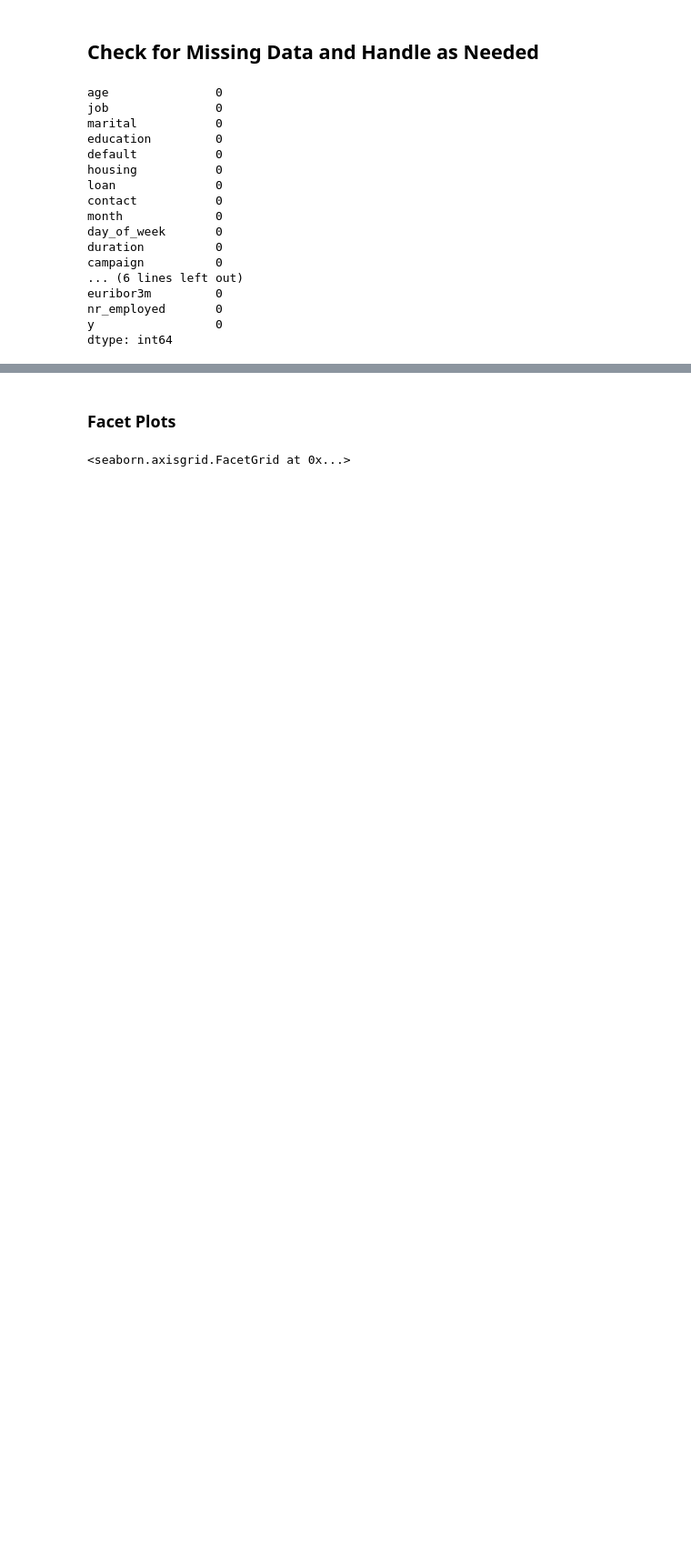
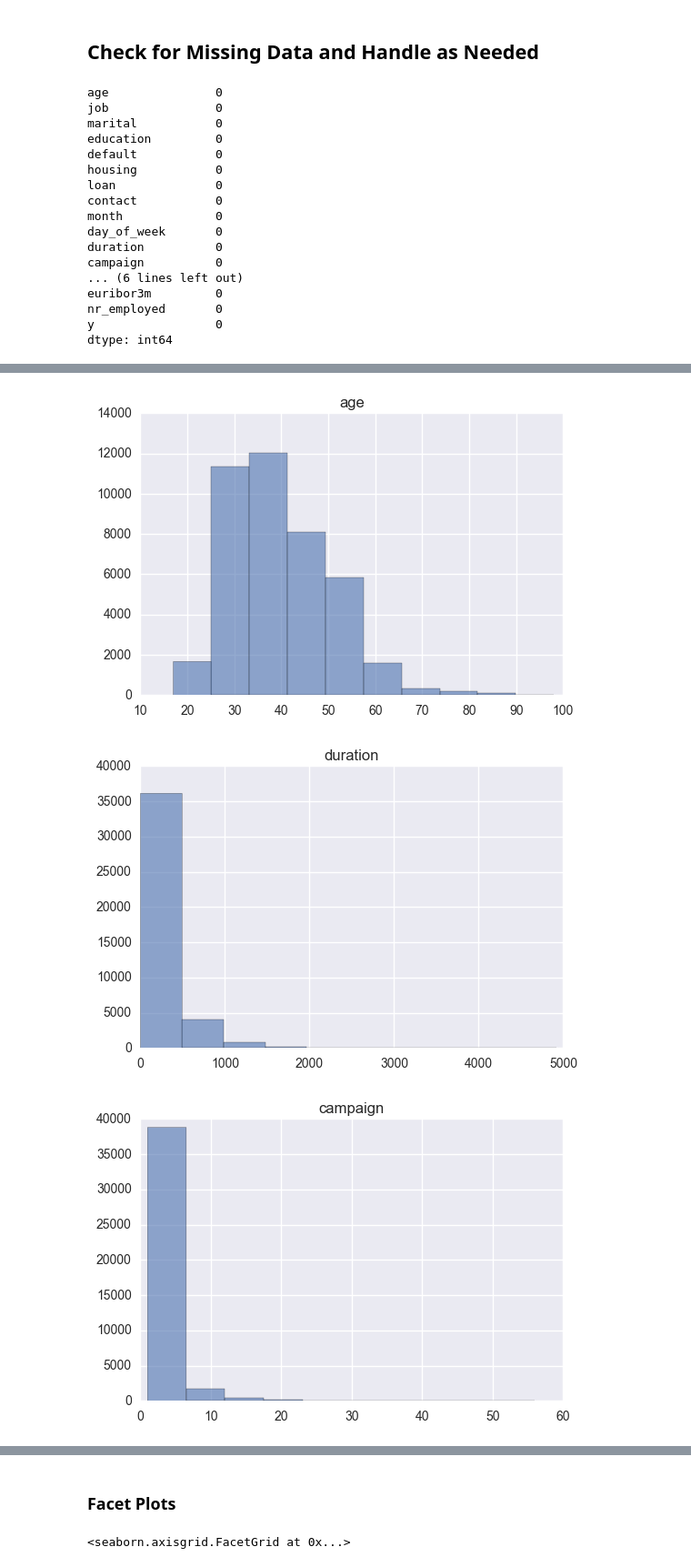
Before and after one commit to jsub10/Exploratory-Data-Analysis, a Jupyter notebook: Exploratory-Data-Analysis.ipynb, the cells around one changed output, grey strips where cells are left out. Shown at 91% size. Saved outputs shown, nothing was run; the diff lists cells and outputs as text; code cells hidden in the pictures; blank space fills up the shorter version.

```diff
--- a/Exploratory-Data-Analysis.ipynb
+++ b/Exploratory-Data-Analysis.ipynb
@@ -184,0 +209,17 @@ dtype: int64
+# %%
+# Continuous attributes -- histograms to check their distribution
+cont_cols = ['age', 'duration', 'campaign', 'pdays', 'previous', 'emp_var_rate',
+             'cons_price_idx', 'cons_conf_idx', 'euribor3m', 'nr_employed']
+#fig, axs = plt.subplots(ncols=3)
+#sns.regplot(x='value', y='wage', data=df_melt, ax=axs[0])
+#sns.regplot(x='value', y='wage', data=df_melt, ax=axs[1])
+#sns.boxplot(x='education',y='wage', data=df_melt, ax=axs[2])
+for i in range(len(cont_cols)):
+    plt.figure(i)
+    plt.title(cont_cols[i])
+    data[cont_cols[i]].hist(alpha=0.6)
+plt.show()
+# %% [output]
+[figure, added]
+[figure, added]
+[figure, added]
```
Also changed, not shown: parts of 42 cells of this notebook, 2 other files.
